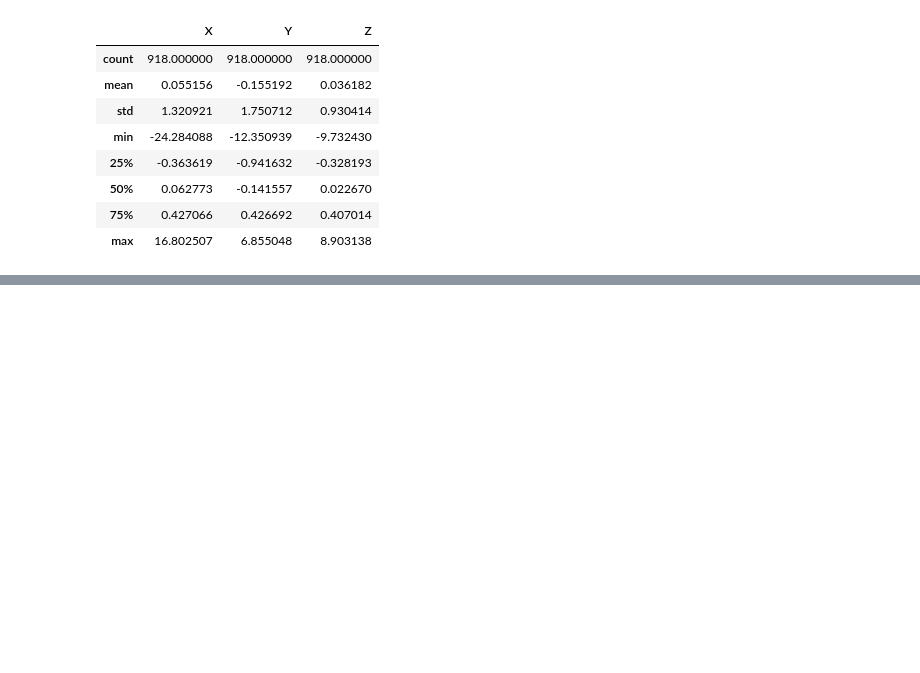
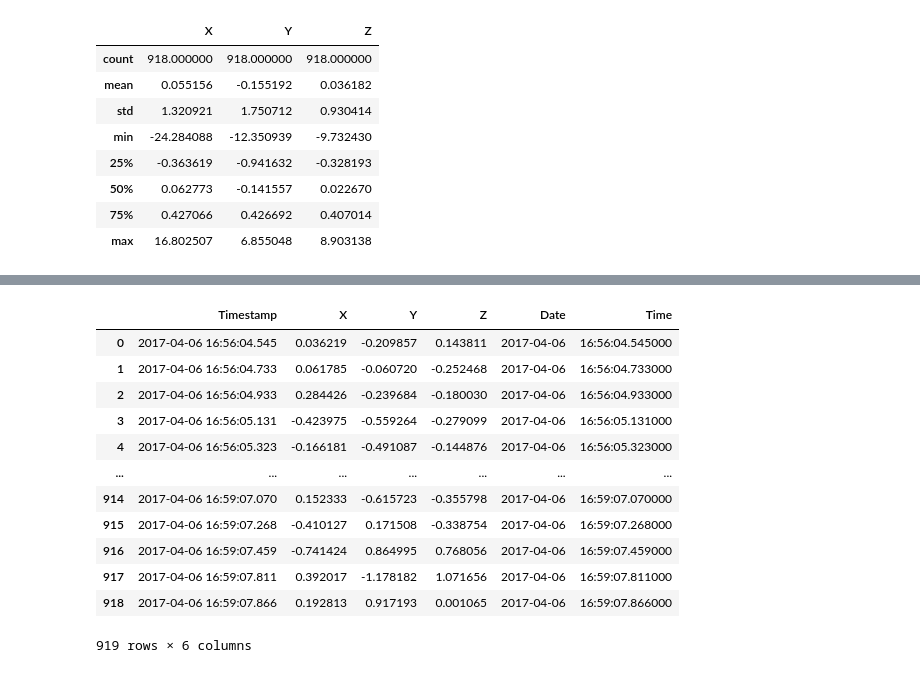
Before and after one commit to datakiptoo/Sports-Performance-Tracking, a Jupyter notebook: googleglass.ipynb, the cells around one changed output, grey strips where cells are left out. Drawn from its saved outputs; the diff is of its cells as text; code cells hidden in the pictures; blank space fills up the shorter version.

Commit message:
new file:   Data of Head and Torso movement/data/~$ta Description.docx 	modified:   googleglass.ipynb 	new file:   timeseries.ipynb 	modified:   trial.ipynb

```diff
--- a/googleglass.ipynb
+++ b/googleglass.ipynb
@@ -13,7 +7,7 @@ import pandas as pd
 
 
 #load gyroscope and accelerometer data into a DataFrame
-gyro_data001=pd.read_csv(r"C:\Users\hp\Sports Performance Tracking\Data of Head and Torso movement\data\Training Data\User008\Glass\gyroData.txt",header=None,names=['Timestamp','X','Y','Z'],delimiter=',')
+gyro_data001=pd.read_csv(r"C:\Users\hp\Sports Performance Tracking\Data of Head and Torso movement\data\Training Data\User008\Glass\gyroData.txt",header=None,names=['Timestamp','X','Y','Z'],delimiter=',',parse_dates=['Timestamp'])
 linear_acceldata001=pd.read_csv(r"C:\Users\hp\Sports Performance Tracking\Data of Head and Torso movement\data\Training Data\User008\Glass\linearAccelData.txt",header=None,names=['Timestamp','X','Y','Z'],delimiter=',')
 # %%
 gyro_data001.head()
@@ -87,0 +119,19 @@ linear_acceldata001.describe()
+# %%
+gyro_data001['Timestamp'] = pd.to_datetime(gyro_data001['Timestamp'], format='%Y-%m-%d %H:%M:%S:%f')
+gyro_data001['Date']=gyro_data001['Timestamp'].dt.date
+gyro_data001['Time']=gyro_data001['Timestamp'].dt.time
+gyro_data001
+# %% [output]
+|  | Timestamp | X | Y | Z | Date | Time |
+| 0 | 2017-04-06 16:56:04.545 | 0.036219 | -0.209857 | 0.143811 | 2017-04-06 | 16:56:04.545000 |
+| 1 | 2017-04-06 16:56:04.733 | 0.061785 | -0.060720 | -0.252468 | 2017-04-06 | 16:56:04.733000 |
+| 2 | 2017-04-06 16:56:04.933 | 0.284426 | -0.239684 | -0.180030 | 2017-04-06 | 16:56:04.933000 |
+| 3 | 2017-04-06 16:56:05.131 | -0.423975 | -0.559264 | -0.279099 | 2017-04-06 | 16:56:05.131000 |
+| 4 | 2017-04-06 16:56:05.323 | -0.166181 | -0.491087 | -0.144876 | 2017-04-06 | 16:56:05.323000 |
+| ... | ... | ... | ... | ... | ... | ... |
+| 914 | 2017-04-06 16:59:07.070 | 0.152333 | -0.615723 | -0.355798 | 2017-04-06 | 16:59:07.070000 |
+| 915 | 2017-04-06 16:59:07.268 | -0.410127 | 0.171508 | -0.338754 | 2017-04-06 | 16:59:07.268000 |
+| 916 | 2017-04-06 16:59:07.459 | -0.741424 | 0.864995 | 0.768056 | 2017-04-06 | 16:59:07.459000 |
+| 917 | 2017-04-06 16:59:07.811 | 0.392017 | -1.178182 | 1.071656 | 2017-04-06 | 16:59:07.811000 |
+| 918 | 2017-04-06 16:59:07.866 | 0.192813 | 0.917193 | 0.001065 | 2017-04-06 | 16:59:07.866000 |
+919 rows × 6 columns
```
Also changed, not shown: parts of 27 cells of this notebook, 3 other files.
